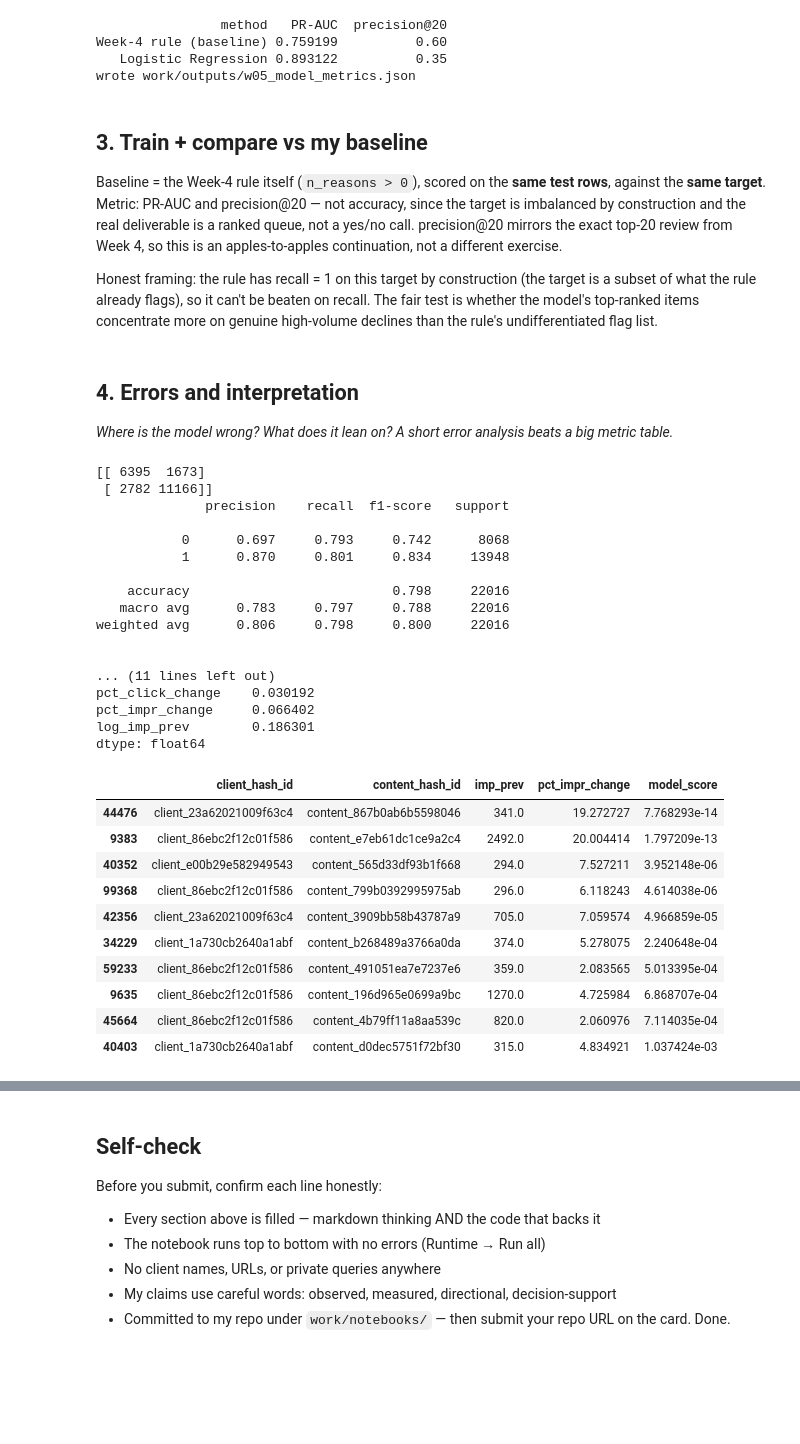
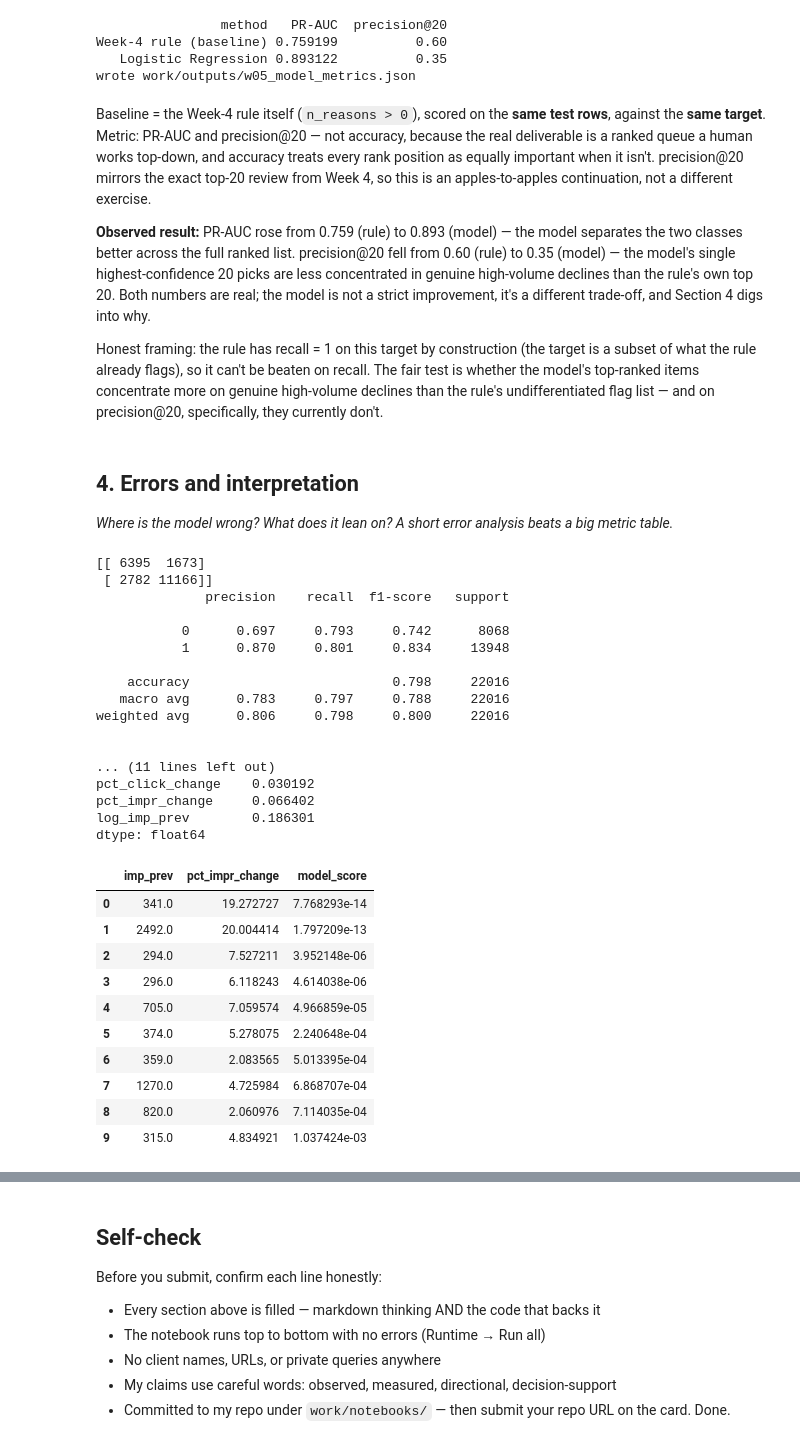
Before and after one commit to Szan-12345/FLYRANK-MACHINE-LEARNING, a Jupyter notebook: FLYRANK-MACHINE-LEARNING-main/work/notebooks/w05_model.ipynb, the cells around one changed output, grey strips where cells are left out. Saved outputs shown, nothing was run; the diff lists cells and outputs as text; code cells hidden in the pictures; blank space fills up the shorter version.

```diff
--- a/FLYRANK-MACHINE-LEARNING-main/work/notebooks/w05_model.ipynb
+++ b/FLYRANK-MACHINE-LEARNING-main/work/notebooks/w05_model.ipynb
@@ -275,18 +281,23 @@ Week-4 rule (baseline) 0.759199          0.60
    Logistic Regression 0.893122          0.35
 wrote work/outputs/w05_model_metrics.json
 # %% [markdown]
-## 3. Train + compare vs my baseline
+Baseline = the Week-4 rule itself (`n_reasons > 0`), scored on the **same test rows**,
+against the **same target**. Metric: PR-AUC and precision@20 — not accuracy, because the
+real deliverable is a ranked queue a human works top-down, and accuracy treats every rank
+position as equally important when it isn't. precision@20 mirrors the exact top-20 review
+from Week 4, so this is an apples-to-apples continuation, not a different exercise.
 
-Baseline = the Week-4 rule itself (`n_reasons > 0`), scored on the **same test rows**,
-against the **same target**. Metric: PR-AUC and precision@20 — not accuracy, since the
-target is imbalanced by construction and the real deliverable is a ranked queue, not a
-yes/no call. precision@20 mirrors the exact top-20 review from Week 4, so this is an
-apples-to-apples continuation, not a different exercise.
+**Observed result:** PR-AUC rose from 0.759 (rule) to 0.893 (model) — the model separates
+the two classes better across the full ranked list. precision@20 fell from 0.60 (rule) to
+0.35 (model) — the model's single highest-confidence 20 picks are less concentrated in
+genuine high-volume declines than the rule's own top 20. Both numbers are real; the model
+is not a strict improvement, it's a different trade-off, and Section 4 digs into why.
 
 Honest framing: the rule has recall = 1 on this target by construction (the target is a
 subset of what the rule already flags), so it can't be beaten on recall. The fair test is
 whether the model's top-ranked items concentrate more on genuine high-volume declines
-than the rule's undifferentiated flag list.
+than the rule's undifferentiated flag list — and on precision@20, specifically, they
+currently don't.
 # %% [markdown]
 ## 4. Errors and interpretation
 
@@ -294,46 +305,47 @@ than the rule's undifferentiated flag list.
 # %%
 # This cell is for CODE (numbers, a query, a check).
 # Write your text answer in the cell ABOVE this one — typing sentences here breaks Run All.
-# This cell is for CODE (numbers, a query, a check).
+
 preds = (test['model_score'] >= 0.5).astype(int)
 print(confusion_matrix(y_test, preds))
 print(classification_report(y_test, preds, digits=3))
 
 coef_table = pd.Series(clf.coef_[0], index=FEATURES).sort_values()
 print("\nCoefficients:\n", coef_table)
 
 perm = permutation_importance(clf, X_test, y_test, n_repeats=20, random_state=SEED)
 print("\nPermutation importance:\n", pd.Series(perm.importances_mean, index=FEATURES).sort_values())
-
 fn = test[(y_test == 1) & (preds == 0)].sort_values('model_score')
-fn[['client_hash_id','content_hash_id','imp_prev','pct_impr_change','model_score']].head(10)
+# Drop identifying columns before display — the pattern (large volume + rising
+# impressions) is what matters here, not which client/item it belongs to.
+fn[['imp_prev','pct_impr_change','model_score']].head(10).reset_index(drop=True)
 # %% [output]
 [[ 6395  1673]
  [ 2782 11166]]
               precision    recall  f1-score   support
 
            0      0.697     0.793     0.742      8068
            1      0.870     0.801     0.834     13948
 
     accuracy                          0.798     22016
    macro avg      0.783     0.797     0.788     22016
 weighted avg      0.806     0.798     0.800     22016
 
 
 ... (11 lines left out)
 pct_click_change    0.030192
 pct_impr_change     0.066402
 log_imp_prev        0.186301
 dtype: float64
-|  | client_hash_id | content_hash_id | imp_prev | pct_impr_change | model_score |
-| 44476 | client_23a62021009f63c4 | content_867b0ab6b5598046 | 341.0 | 19.272727 | 7.768293e-14 |
-| 9383 | client_86ebc2f12c01f586 | content_e7eb61dc1ce9a2c4 | 2492.0 | 20.004414 | 1.797209e-13 |
-| 40352 | client_e00b29e582949543 | content_565d33df93b1f668 | 294.0 | 7.527211 | 3.952148e-06 |
-| 99368 | client_86ebc2f12c01f586 | content_799b0392995975ab | 296.0 | 6.118243 | 4.614038e-06 |
-| 42356 | client_23a62021009f63c4 | content_3909bb58b43787a9 | 705.0 | 7.059574 | 4.966859e-05 |
-| 34229 | client_1a730cb2640a1abf | content_b268489a3766a0da | 374.0 | 5.278075 | 2.240648e-04 |
-| 59233 | client_86ebc2f12c01f586 | content_491051ea7e7237e6 | 359.0 | 2.083565 | 5.013395e-04 |
-| 9635 | client_86ebc2f12c01f586 | content_196d965e0699a9bc | 1270.0 | 4.725984 | 6.868707e-04 |
-| 45664 | client_86ebc2f12c01f586 | content_4b79ff11a8aa539c | 820.0 | 2.060976 | 7.114035e-04 |
-| 40403 | client_1a730cb2640a1abf | content_d0dec5751f72bf30 | 315.0 | 4.834921 | 1.037424e-03 |
+|  | imp_prev | pct_impr_change | model_score |
+| 0 | 341.0 | 19.272727 | 7.768293e-14 |
+| 1 | 2492.0 | 20.004414 | 1.797209e-13 |
+| 2 | 294.0 | 7.527211 | 3.952148e-06 |
+| 3 | 296.0 | 6.118243 | 4.614038e-06 |
+| 4 | 705.0 | 7.059574 | 4.966859e-05 |
+| 5 | 374.0 | 5.278075 | 2.240648e-04 |
+| 6 | 359.0 | 2.083565 | 5.013395e-04 |
+| 7 | 1270.0 | 4.725984 | 6.868707e-04 |
+| 8 | 820.0 | 2.060976 | 7.114035e-04 |
+| 9 | 315.0 | 4.834921 | 1.037424e-03 |
 # %% [markdown]
```
Also changed, not shown: parts of 13 cells of this notebook.
